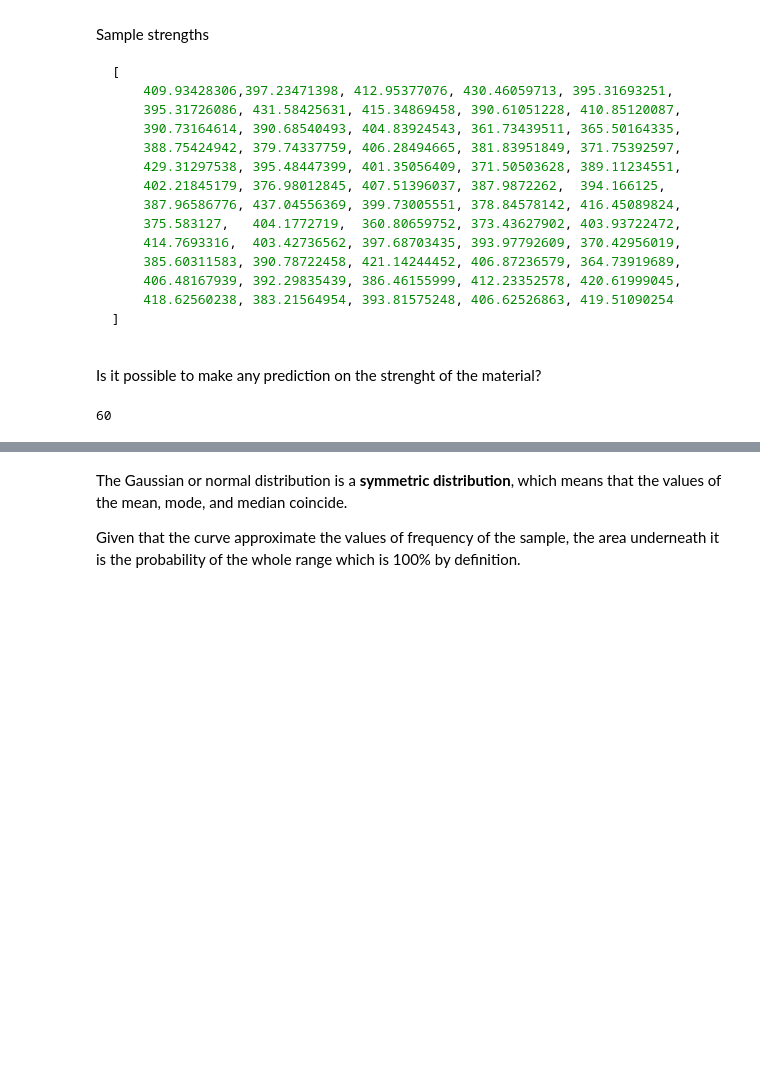
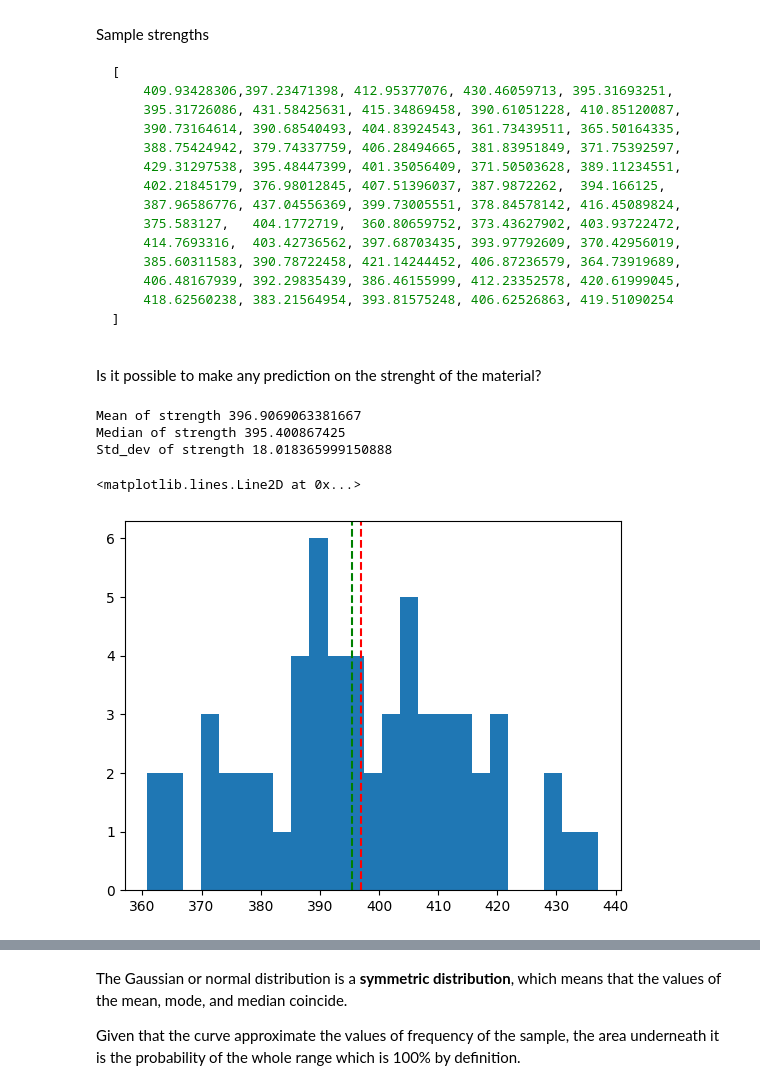
Before and after one commit to pg-88/ARTIFICIAL-INTELLIGENCE-MACHINE-LEARNING, a Jupyter notebook: python/lesson02.ipynb, the cells around one changed output, grey strips where cells are left out. Saved outputs shown, nothing was run; the diff lists cells and outputs as text; code cells hidden in the pictures; blank space fills up the shorter version.

```diff
--- a/python/lesson02.ipynb
+++ b/python/lesson02.ipynb
@@ -243,22 +241,38 @@ Sample strengths
 # %%
 strength = np.array([
     409.93428306,397.23471398, 412.95377076, 430.46059713, 395.31693251,
     395.31726086, 431.58425631, 415.34869458, 390.61051228, 410.85120087,
     390.73164614, 390.68540493, 404.83924543, 361.73439511, 365.50164335,
     388.75424942, 379.74337759, 406.28494665, 381.83951849, 371.75392597,
     429.31297538, 395.48447399, 401.35056409, 371.50503628, 389.11234551,
     402.21845179, 376.98012845, 407.51396037, 387.9872262,  394.166125,
     387.96586776, 437.04556369, 399.73005551, 378.84578142, 416.45089824,
     375.583127,   404.1772719,  360.80659752, 373.43627902, 403.93722472,
     414.7693316,  403.42736562, 397.68703435, 393.97792609, 370.42956019,
     385.60311583, 390.78722458, 421.14244452, 406.87236579, 364.73919689,
     406.48167939, 392.29835439, 386.46155999, 412.23352578, 420.61999045,
     418.62560238, 383.21564954, 393.81575248, 406.62526863, 419.51090254
 ])
 
 strength.size
+mean_strenght = np.mean(strength)
+print(f"Mean of strength {mean_strenght}")
+median_strength = np.median(strength)
+print(f"Median of strength {median_strength}")
+std_dev = np.std(strength)
+print(f"Std_dev of strength {std_dev}")
+
+
+plt.figure()
+plt.hist(strength, bins=25)
+plt.axvline(mean_strenght, color='red', linestyle='--')
+plt.axvline(median_strength, color='green', linestyle='--')
 # %% [output]
-60
+Mean of strength 396.9069063381667
+Median of strength 395.400867425
+Std_dev of strength 18.018365999150888
+<matplotlib.lines.Line2D at 0x...>
+[figure, added]
 # %% [markdown]
 ### Gauss Distribution
 
```
Also changed, not shown: parts of 4 cells of this notebook.
